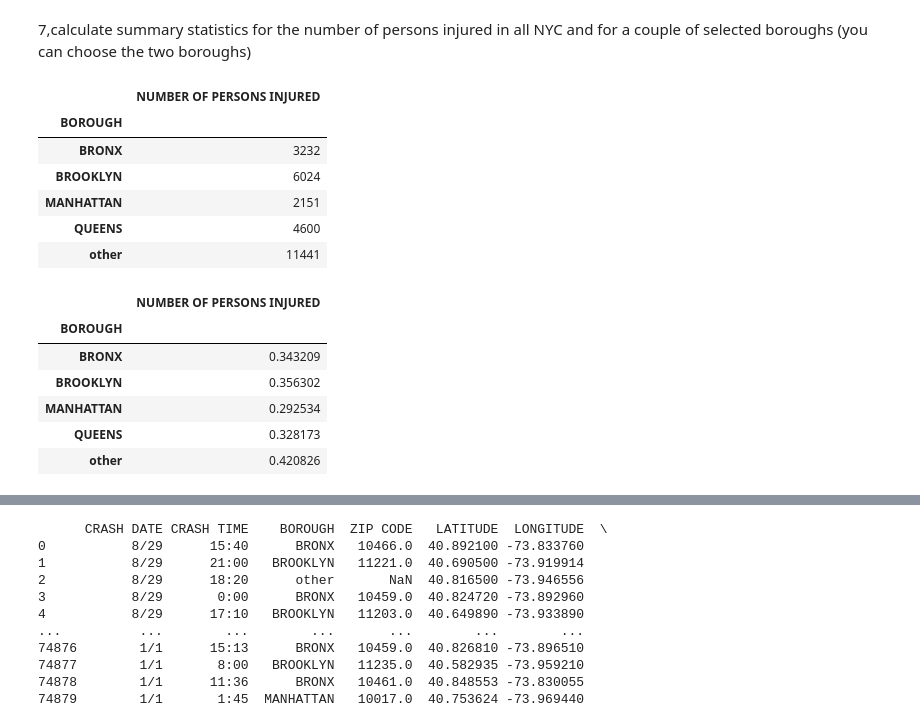
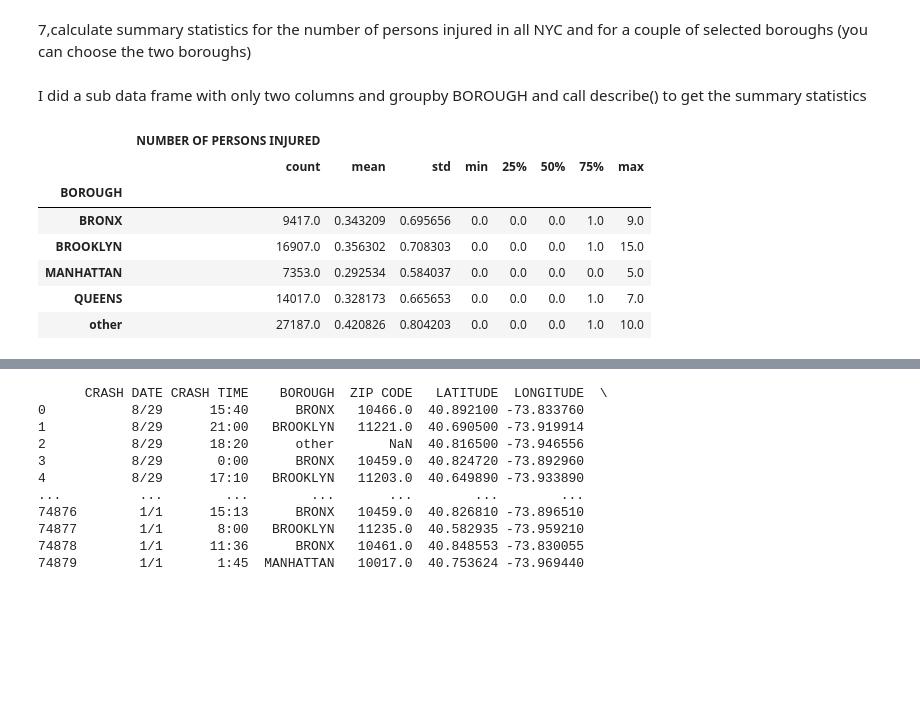
Before and after one commit to yanggezheng/Pandas-Basics, a Jupyter notebook: src/traffic_accidents.ipynb, the cells around one changed output, grey strips where cells are left out. Saved outputs shown, nothing was run; the diff lists cells and outputs as text; code cells hidden in the pictures; blank space fills up the shorter version.

```diff
--- a/src/traffic_accidents.ipynb
+++ b/src/traffic_accidents.ipynb
@@ -196,25 +205,16 @@ df.BOROUGH.value_counts().plot.bar()
 [figure]
 # %% [markdown]
 7,calculate summary statistics for the number of persons injured in all NYC and for a couple of selected boroughs (you can choose the two boroughs)
+# %% [markdown]
+I did a sub data frame with only two columns and groupby BOROUGH and call describe() to get the summary statistics
 # %%
-# tmp = df[['BOROUGH','NUMBER OF PERSONS INJURED']]
-# tmp.reindex(tmp.BOROUGH)
-df[['BOROUGH','NUMBER OF PERSONS INJURED']].groupby('BOROUGH').sum()
+df[['BOROUGH','NUMBER OF PERSONS INJURED']].groupby('BOROUGH').describe()
 # %% [output]
-|  | NUMBER OF PERSONS INJURED |
-| BOROUGH |  |
-| BRONX | 3232 |
-| BROOKLYN | 6024 |
-| MANHATTAN | 2151 |
-| QUEENS | 4600 |
-| other | 11441 |
+|  | NUMBER OF PERSONS INJURED |  |  |  |  |  |  |  |
+|  | count | mean | std | min | 25% | 50% | 75% | max |
+| BOROUGH |  |  |  |  |  |  |  |  |
+| BRONX | 9417.0 | 0.343209 | 0.695656 | 0.0 | 0.0 | 0.0 | 1.0 | 9.0 |
+| BROOKLYN | 16907.0 | 0.356302 | 0.708303 | 0.0 | 0.0 | 0.0 | 1.0 | 15.0 |
+| MANHATTAN | 7353.0 | 0.292534 | 0.584037 | 0.0 | 0.0 | 0.0 | 0.0 | 5.0 |
+| QUEENS | 14017.0 | 0.328173 | 0.665653 | 0.0 | 0.0 | 0.0 | 1.0 | 7.0 |
+| other | 27187.0 | 0.420826 | 0.804203 | 0.0 | 0.0 | 0.0 | 1.0 | 10.0 |
-# %%
-df[['BOROUGH','NUMBER OF PERSONS INJURED']].groupby('BOROUGH').mean()
-# %% [output]
-|  | NUMBER OF PERSONS INJURED |
-| BOROUGH |  |
-| BRONX | 0.343209 |
-| BROOKLYN | 0.356302 |
-| MANHATTAN | 0.292534 |
-| QUEENS | 0.328173 |
-| other | 0.420826 |
```
Also changed, not shown: parts of 15 cells of this notebook, 1 other file.
